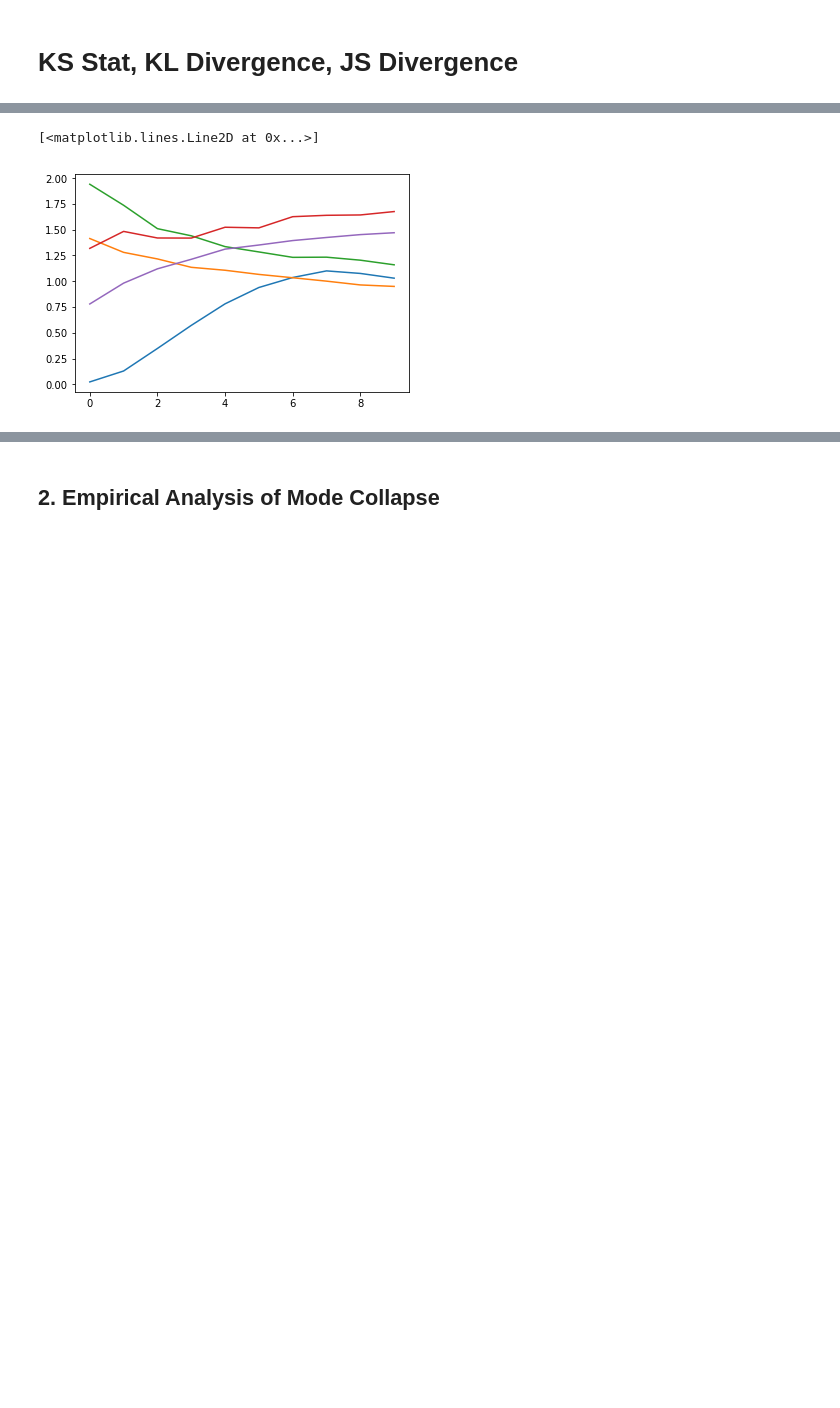
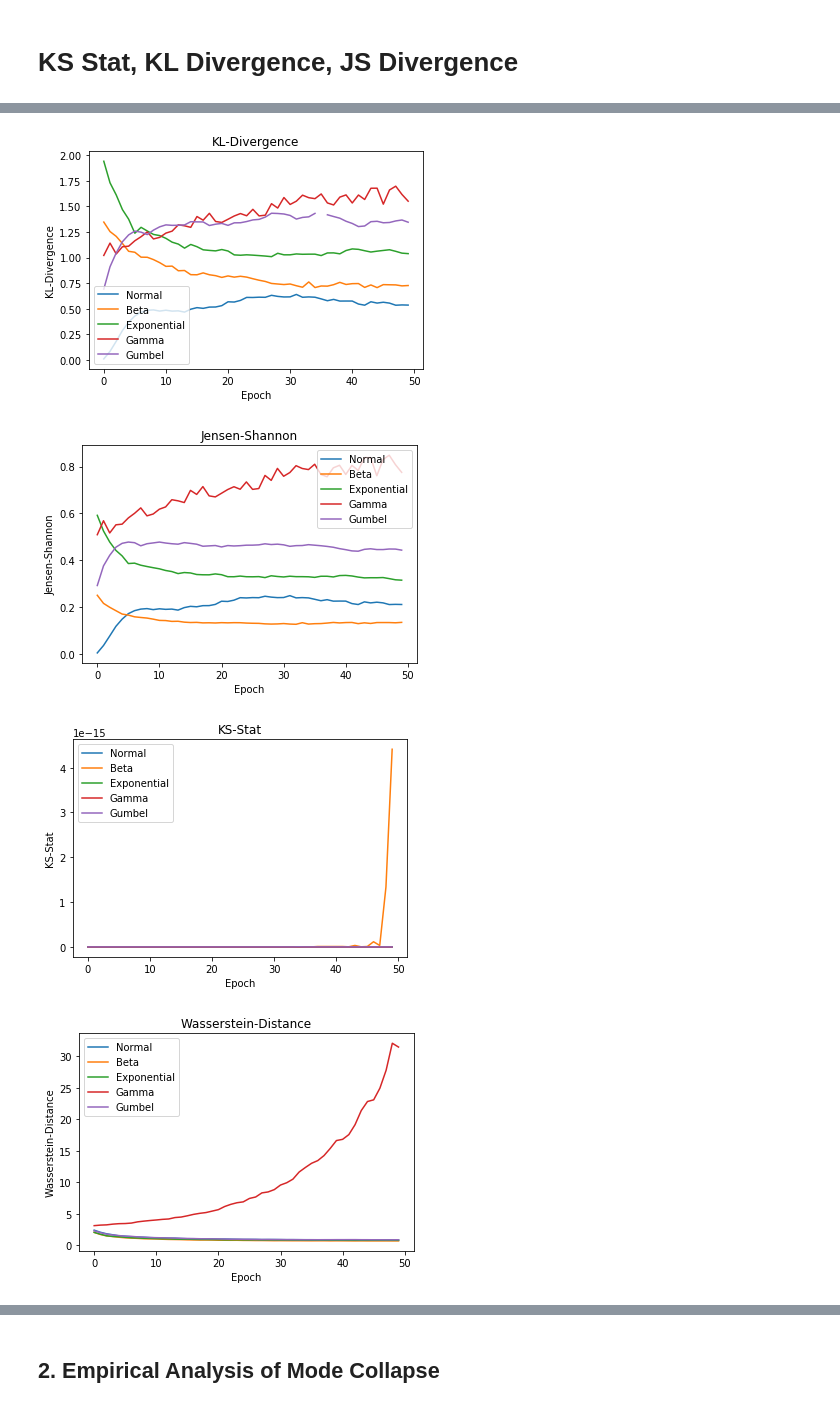
Before and after one commit to shayneobrien/explicit-gan-eval, a Jupyter notebook: GANBox.ipynb, the cells around one changed output, grey strips where cells are left out. Cells and saved outputs as stored; diff of their text form; code cells hidden in the pictures; blank space fills up the shorter version.

Commit message:
Showing plots for WGAN across distributions and distance metrics

```diff
--- a/GANBox.ipynb
+++ b/GANBox.ipynb
@@ -100,11 +100,6 @@ i=0
 # KS Stat, KL Divergence, JS Divergence
 # %%
 # Example with WGAN
-ks_dist = []
-kl_dist = []
-js_epoch = []
-the_dist = []
-
 res = {}
 # Also loop over mixture models and circles
 # Also loop over GANs
@@ -112,13 +107,14 @@ for dist in distributions[0:5]:
     res[dist]={}
     gen = data.Distribution(dist,size)
     train_iter, val_iter, test_iter = preprocess(gen, 10000)
-    i = 10
-    model = wgan.GAN(image_size = size, hidden_dim = 256, z_dim = size/4)
+    epochs = 50
+    model = wgan.GAN(image_size = size, hidden_dim = 256, z_dim = int(round(size/4,0)))
     if torch.cuda.is_available():
         model = model.cuda()
     trainer = wgan.Trainer(train_iter, val_iter, test_iter)
-    model, kl, ks, js = trainer.train(model = model, num_epochs = i, G_lr = 5e-5, D_lr = 5e-5, D_steps = 5, clip = 0.01)
-    the_dist.append(dist)
-    res[dist]["kl"] = kl
-    res[dist]["ks"] = ks
-    res[dist]["js"] = js
+    model, kl, ks, js, wd, ed = trainer.train(model = model, num_epochs = epochs, G_lr = 5e-5, D_lr = 5e-5, D_steps = 5, clip = 0.01)
+    res[dist]["KL-Divergence"] = kl
+    res[dist]["KS-Stat"] = ks
+    res[dist]["Jensen-Shannon"] = js
+    res[dist]["Wasserstein-Distance"] = wd
+    res[dist]["Energy-Distance"] = ed
@@ -125,15 +212,24 @@ for dist in distributions[0:5]:
 # %%
 normal = pd.DataFrame(res['normal'])
 beta = pd.DataFrame(res['beta'])
 exponential = pd.DataFrame(res['exponential'])
 gamma = pd.DataFrame(res['gamma'])
 gumbel = pd.DataFrame(res['gumbel'])
 
-plt.plot(range(10),normal.kl)
-plt.plot(range(10),beta.kl)
-plt.plot(range(10),exponential.kl)
-plt.plot(range(10),gamma.kl)
-plt.plot(range(10),gumbel.kl)
+distance_metrics = ["KL-Divergence","Jensen-Shannon","KS-Stat","Wasserstein-Distance","Energy-Distance"]
+for dist in distance_metrics:
+    plt.plot(range(epochs),normal[dist], label="Normal")
+    plt.plot(range(epochs),beta[dist], label="Beta")
+    plt.plot(range(epochs),exponential[dist], label="Exponential")
+    plt.plot(range(epochs),gamma[dist], label="Gamma")
+    plt.plot(range(epochs),gumbel[dist], label="Gumbel")
+    plt.xlabel("Epoch")
+    plt.ylabel(dist)
+    plt.title(dist)
+    plt.legend()
+    plt.show()
 # %% [output]
-[<matplotlib.lines.Line2D at 0x...>]
-[figure, old version]
+[figure, new version]
+[figure, added]
+[figure, added]
+[figure, added]
```
Also changed, not shown: parts of 11 cells of this notebook.
